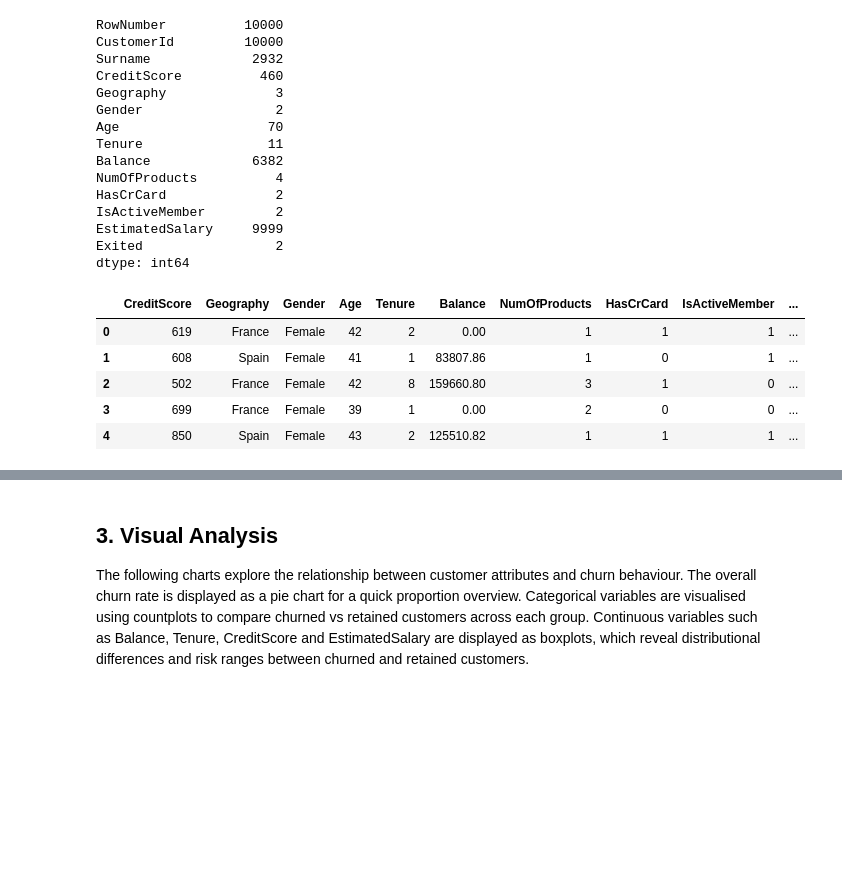
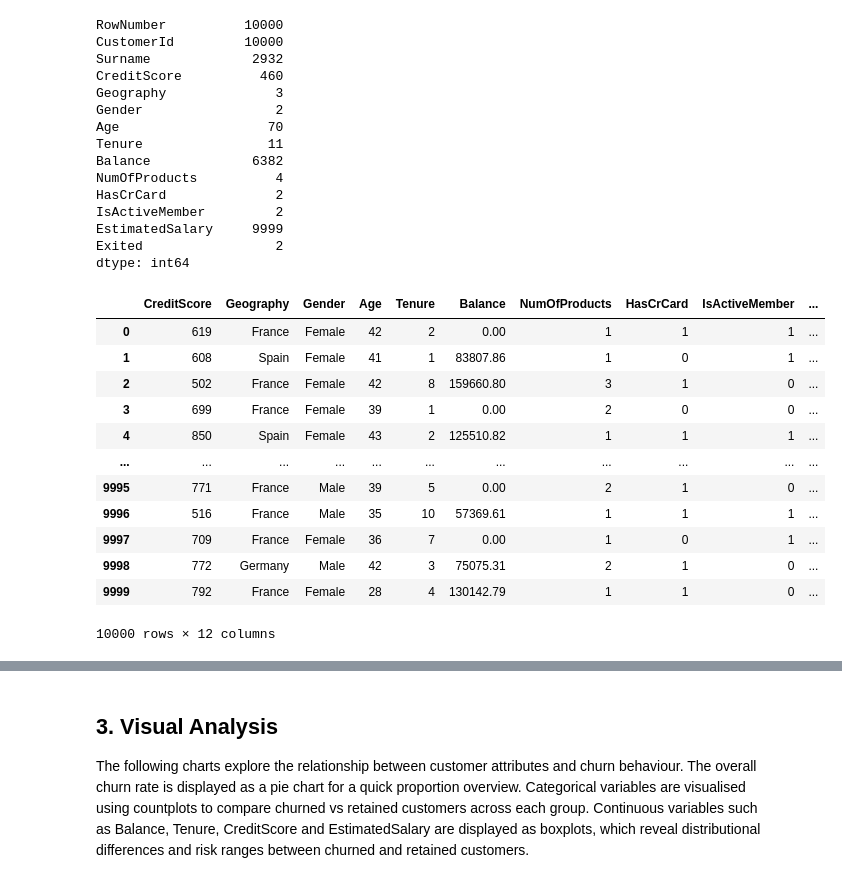
Before and after one commit to godinho98/Bank-Churn-Analysis, a Jupyter notebook: notebook/analysis.ipynb, the cells around one changed output, grey strips where cells are left out. Cells and saved outputs as stored; diff of their text form; code cells hidden in the pictures; blank space fills up the shorter version.

```diff
--- a/notebook/analysis.ipynb
+++ b/notebook/analysis.ipynb
@@ -88,14 +88,24 @@ df_churn['Exited_Label'] = df_churn['Exited'].map({0: 'Retained', 1: 'Exited'})
 # %%
 # Dropping columns that don't matter for the analysis
 df_churn = df_churn.drop(columns=['RowNumber','CustomerId','Surname'])
-display(df_churn.head())
-# %% [output]
-|  | CreditScore | Geography | Gender | Age | Tenure | Balance | NumOfProducts | HasCrCard | IsActiveMember | ... |
-| 0 | 619 | France | Female | 42 | 2 | 0.00 | 1 | 1 | 1 | ... |
-| 1 | 608 | Spain | Female | 41 | 1 | 83807.86 | 1 | 0 | 1 | ... |
-| 2 | 502 | France | Female | 42 | 8 | 159660.80 | 3 | 1 | 0 | ... |
-| 3 | 699 | France | Female | 39 | 1 | 0.00 | 2 | 0 | 0 | ... |
-| 4 | 850 | Spain | Female | 43 | 2 | 125510.82 | 1 | 1 | 1 | ... |
+# %%
+# For easier visualization in the charts, I'll add a column to call 0 and 1 for 'Exited' by what they really mean
+df_churn['Exited_Label'] = df_churn['Exited'].map({0: 'Retained', 1: 'Churned'})
+display(df_churn)
+# %% [output]
+|  | CreditScore | Geography | Gender | Age | Tenure | Balance | NumOfProducts | HasCrCard | IsActiveMember | ... |
+| 0 | 619 | France | Female | 42 | 2 | 0.00 | 1 | 1 | 1 | ... |
+| 1 | 608 | Spain | Female | 41 | 1 | 83807.86 | 1 | 0 | 1 | ... |
+| 2 | 502 | France | Female | 42 | 8 | 159660.80 | 3 | 1 | 0 | ... |
+| 3 | 699 | France | Female | 39 | 1 | 0.00 | 2 | 0 | 0 | ... |
+| 4 | 850 | Spain | Female | 43 | 2 | 125510.82 | 1 | 1 | 1 | ... |
+| ... | ... | ... | ... | ... | ... | ... | ... | ... | ... | ... |
+| 9995 | 771 | France | Male | 39 | 5 | 0.00 | 2 | 1 | 0 | ... |
+| 9996 | 516 | France | Male | 35 | 10 | 57369.61 | 1 | 1 | 1 | ... |
+| 9997 | 709 | France | Female | 36 | 7 | 0.00 | 1 | 0 | 1 | ... |
+| 9998 | 772 | Germany | Male | 42 | 3 | 75075.31 | 2 | 1 | 0 | ... |
+| 9999 | 792 | France | Female | 28 | 4 | 130142.79 | 1 | 1 | 0 | ... |
+10000 rows × 12 columns
 # %%
 # Checking important information
 display(df_churn.describe())
```
Also changed, not shown: parts of 6 cells of this notebook, 2 other files.
